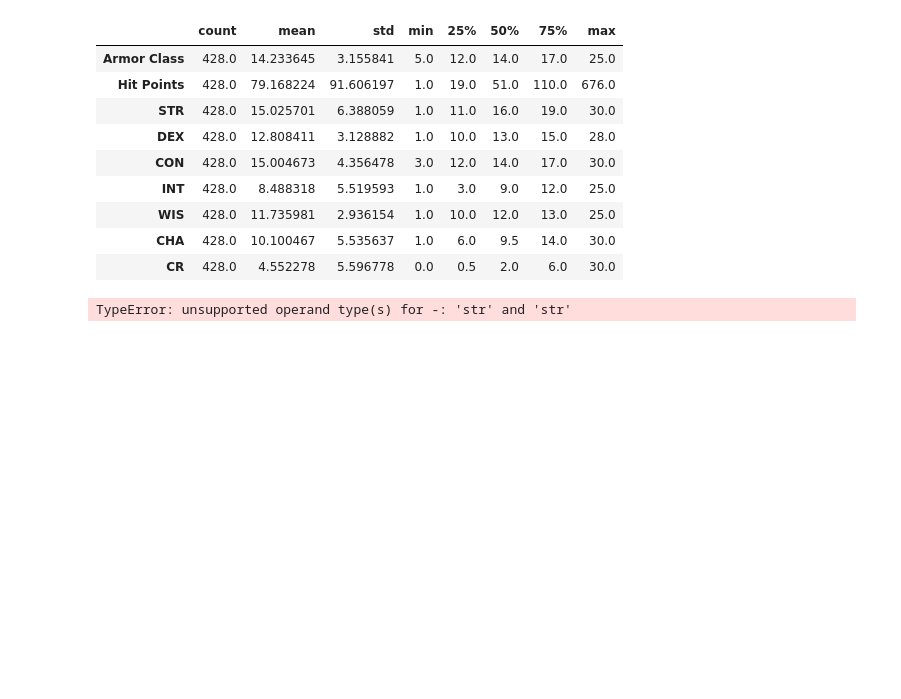
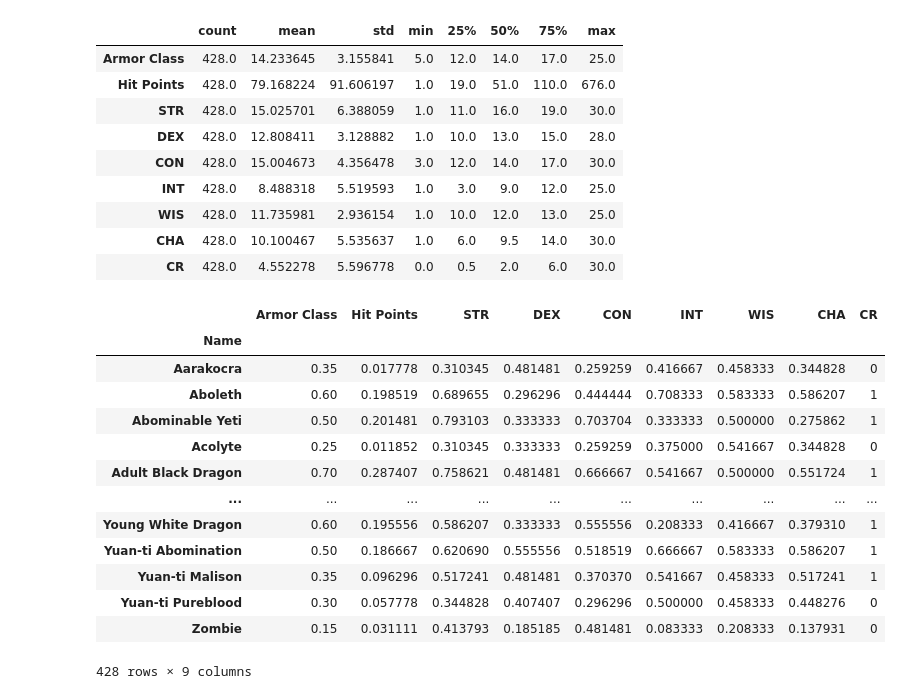
Before and after one commit to Gonz4z4/ARIAS-GONZALO-TP-RED-NEURONAL, a Jupyter notebook: Análisis de datos.ipynb, the cells around one changed output. Drawn from its saved outputs; the diff is of its cells as text; code cells hidden in the pictures; blank space fills up the shorter version.

```diff
--- a/Análisis de datos.ipynb
+++ b/Análisis de datos.ipynb
@@ -72,23 +72,36 @@ Estadísticas descriptivas:
 # %%
 # Normalización del dataframe y eliminación de columnas no numéricas
 # Si es mayor o igual a 3, el resultado es que el enemigo puede ser un jefe para una party (1) o si es un enemigo normal para esta (0)
 
 df_nuevo = numeric_df
 
 df_nuevo['CR'] = df_nuevo['CR'].apply(lambda x: 0 if x < 3 else 1)
 
-columnas_Normalizadas = df.columns[:-1] #Selecciono todas las columnas a normalizar (menos CR)
+columnas_Normalizadas = df_nuevo.columns[:-1] #Selecciono todas las columnas a normalizar (menos CR)
 
 # Normalizar las columnas seleccionadas
 for column in columnas_Normalizadas:
-    min_val = df[column].min()
-    max_val = df[column].max()
-    df[column] = (df[column] - min_val) / (max_val - min_val)
+    min_val = df_nuevo[column].min()
+    max_val = df_nuevo[column].max()
+    df_nuevo[column] = (df_nuevo[column] - min_val) / (max_val - min_val)
 
 df_nuevo.to_csv('Actualizado_DnD5e_Monsters_Stats.csv',index=False) #Actualizo la base con los datos normalizados
 df_nuevo
 # %% [output]
+|  | Armor Class | Hit Points | STR | DEX | CON | INT | WIS | CHA | CR |
+| Name |  |  |  |  |  |  |  |  |  |
+| Aarakocra | 0.35 | 0.017778 | 0.310345 | 0.481481 | 0.259259 | 0.416667 | 0.458333 | 0.344828 | 0 |
+| Aboleth | 0.60 | 0.198519 | 0.689655 | 0.296296 | 0.444444 | 0.708333 | 0.583333 | 0.586207 | 1 |
+| Abominable Yeti | 0.50 | 0.201481 | 0.793103 | 0.333333 | 0.703704 | 0.333333 | 0.500000 | 0.275862 | 1 |
+| Acolyte | 0.25 | 0.011852 | 0.310345 | 0.333333 | 0.259259 | 0.375000 | 0.541667 | 0.344828 | 0 |
+| Adult Black Dragon | 0.70 | 0.287407 | 0.758621 | 0.481481 | 0.666667 | 0.541667 | 0.500000 | 0.551724 | 1 |
+| ... | ... | ... | ... | ... | ... | ... | ... | ... | ... |
+| Young White Dragon | 0.60 | 0.195556 | 0.586207 | 0.333333 | 0.555556 | 0.208333 | 0.416667 | 0.379310 | 1 |
+| Yuan-ti Abomination | 0.50 | 0.186667 | 0.620690 | 0.555556 | 0.518519 | 0.666667 | 0.583333 | 0.586207 | 1 |
+| Yuan-ti Malison | 0.35 | 0.096296 | 0.517241 | 0.481481 | 0.370370 | 0.541667 | 0.458333 | 0.517241 | 1 |
+| Yuan-ti Pureblood | 0.30 | 0.057778 | 0.344828 | 0.407407 | 0.296296 | 0.500000 | 0.458333 | 0.448276 | 0 |
+| Zombie | 0.15 | 0.031111 | 0.413793 | 0.185185 | 0.481481 | 0.083333 | 0.208333 | 0.137931 | 0 |
-TypeError: unsupported operand type(s) for -: 'str' and 'str'
+428 rows × 9 columns
 # %%
 #Nueva matriz de correlación con los datos normalizados
 matriz_correlacion = df_nuevo.corr()
```
Also changed, not shown: parts of 1 cell of this notebook, 1 other file.
